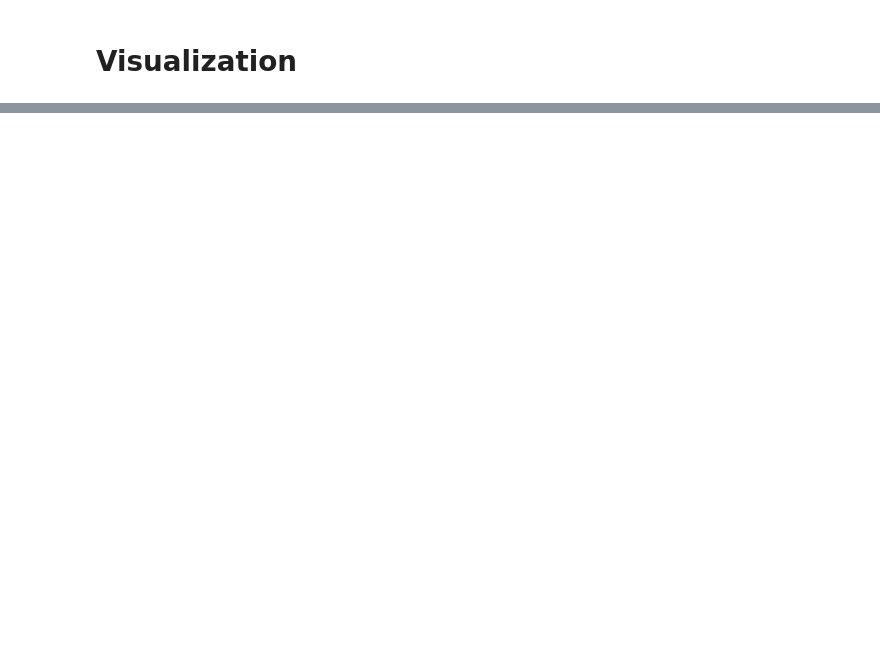
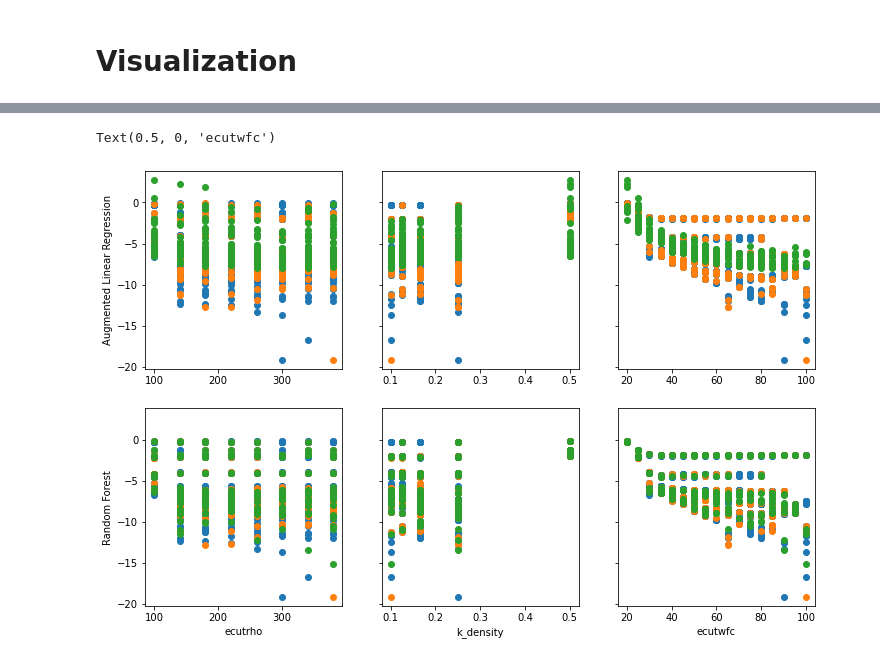
Before and after one commit to CS-433/ml-project-2-aiidalearn, a Jupyter notebook: code/simple_regression/delta_E_regression.ipynb, the cells around one changed output, grey strips where cells are left out. Cells and saved outputs as stored; diff of their text form; code cells hidden in the pictures; blank space fills up the shorter version.

```diff
--- a/code/simple_regression/delta_E_regression.ipynb
+++ b/code/simple_regression/delta_E_regression.ipynb
@@ -167,0 +224,7 @@ ax.scatter(X_test['ecutwfc'], X_test['k_density'], rf_model.predict(X_test))
+# %%
+models = {"Augmented Linear Regression": linear_augmented_model, "Random Forest": rf_model}
+# %%
+for model_name, model in models.items():
+    print(f"Training {model_name}...")
+    model.fit(X_train, logy_train)
+    print("Done!\n")
@@ -167,0 +237,25 @@ ax.scatter(X_test['ecutwfc'], X_test['k_density'], rf_model.predict(X_test))
+# %%
+for model_name, model in models.items():
+    print(f"Evaluating {model_name}...")
+
+    logy_pred_train = model.predict(X_train)
+    y_pred_train = inv_log_transform(logy_pred_train.squeeze(), miny, eps)
+    logy_pred_test = model.predict(X_test)
+    y_pred_test = inv_log_transform(logy_pred_test.squeeze(), miny, eps)
+
+    y_train = inv_log_transform(logy_train.squeeze(), miny, eps)
+    y_test = inv_log_transform(logy_test.squeeze(), miny, eps)
+
+    mse_test = mean_squared_error(logy_test, logy_pred_test)
+    mse_train = mean_squared_error(logy_train, logy_pred_train)
+    print(f"MSE:\ttrain:{mse_train:.4E}\ttest:{mse_test:.4E}")
+
+    mse_test = mean_squared_error(y_test, y_pred_test)
+    mse_train = mean_squared_error(y_train, y_pred_train)
+    print(f"MSE:\ttrain:{mse_train:.4E}\ttest:{mse_test:.4E}")
+
+    mape_test = mean_absolute_percentage_error(logy_test, logy_pred_test)
+    mape_train = mean_absolute_percentage_error(logy_train, logy_pred_train)
+    print(f"MAPE:\ttrain:{mape_train:.4E}\ttest:{mape_test:.4E}")
+
+    print("Done!\n")
@@ -167,0 +274,15 @@ ax.scatter(X_test['ecutwfc'], X_test['k_density'], rf_model.predict(X_test))
+# %%
+n_models = len(models)
+fig, ax = plt.subplots(n_models,3,figsize=(12,4*n_models), sharey=True, squeeze=False)
+for j, (name, model) in enumerate(models.items()):
+    for i, col in enumerate(X_train.columns[:3]):
+        ax[j,i].scatter(X_train[col], logy_train)
+        ax[j,i].scatter(X_test[col], logy_test)
+        ax[j,i].scatter(X_test[col], model.predict(X_test))
+    ax[j,0].set_ylabel(name)
+ax[-1,0].set_xlabel("ecutrho")
+ax[-1,1].set_xlabel('k_density')
+ax[-1,2].set_xlabel('ecutwfc')
+# %% [output]
+Text(0.5, 0, 'ecutwfc')
+[figure, added]
```
Also changed, not shown: parts of 11 cells of this notebook, 2 other files.
